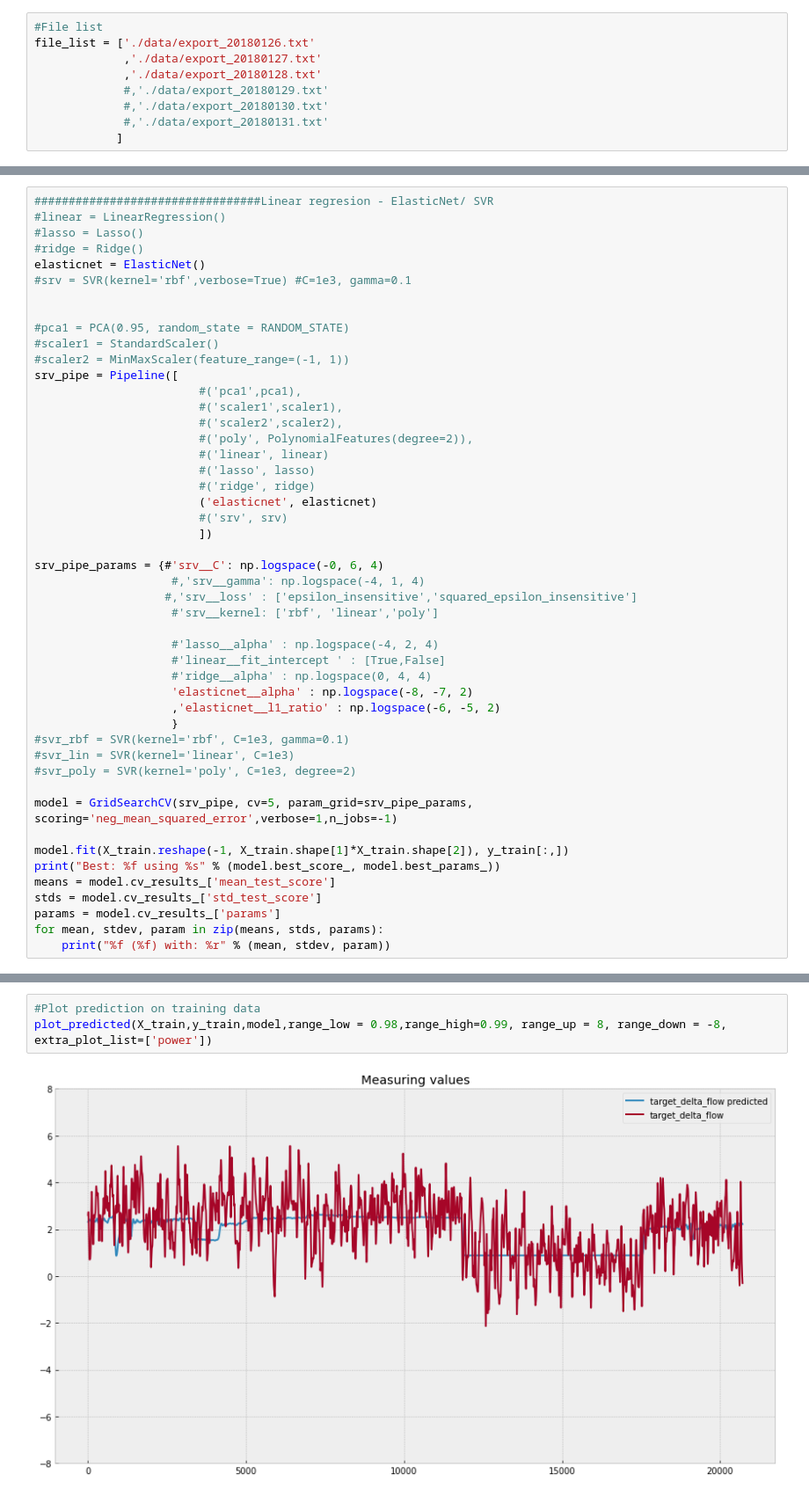
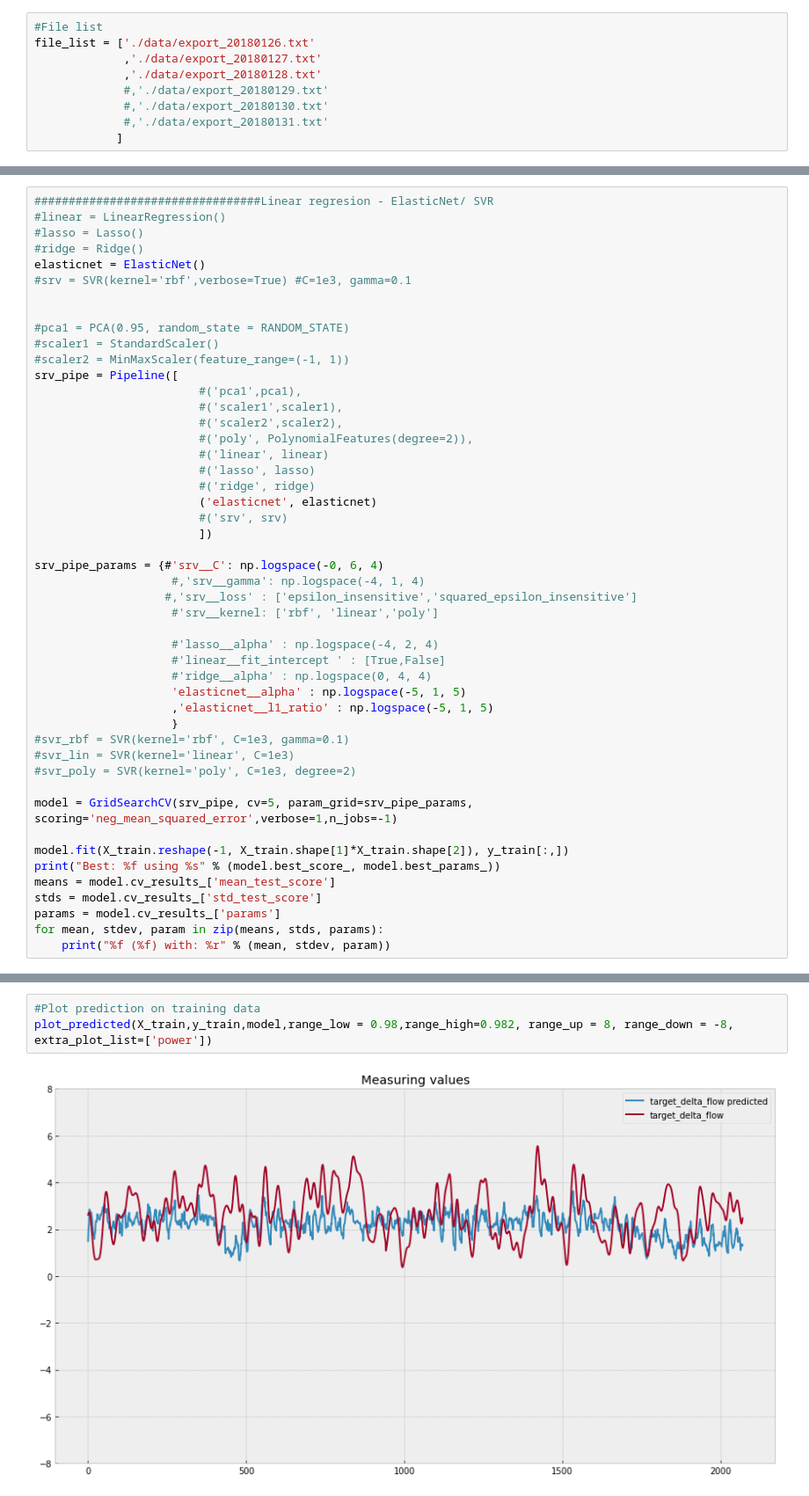
Before and after one commit to tunmustard/fluidguard, a Jupyter notebook: fg_study_pipeline_1_1.ipynb, the cells around one changed output, grey strips where cells are left out. Shown at 88% size. Cells and saved outputs as stored; diff of their text form.

```diff
--- a/fg_study_pipeline_1_1.ipynb
+++ b/fg_study_pipeline_1_1.ipynb
@@ -398,8 +399,8 @@ srv_pipe_params = {#'srv__C': np.logspace(-0, 6, 4)
                     #'lasso__alpha' : np.logspace(-4, 2, 4)
                     #'linear__fit_intercept ' : [True,False]
                     #'ridge__alpha' : np.logspace(0, 4, 4)
-                    'elasticnet__alpha' : np.logspace(-8, -7, 2)
-                    ,'elasticnet__l1_ratio' : np.logspace(-6, -5, 2)
+                    'elasticnet__alpha' : np.logspace(-5, 1, 5)
+                    ,'elasticnet__l1_ratio' : np.logspace(-5, 1, 5)
                     }
 #svr_rbf = SVR(kernel='rbf', C=1e3, gamma=0.1)
 #svr_lin = SVR(kernel='linear', C=1e3)
@@ -426,5 +440,5 @@ Best: -1.214187 using {'elasticnet__alpha': 1e-08, 'elasticnet__l1_ratio': 1e-05
 # %%
 #Plot prediction on training data
-plot_predicted(X_train,y_train,model,range_low = 0.98,range_high=0.99, range_up = 8, range_down = -8, extra_plot_list=['power'])
+plot_predicted(X_train,y_train,model,range_low = 0.98,range_high=0.982, range_up = 8, range_down = -8, extra_plot_list=['power'])
 # %% [output]
-[figure, old version]
+[figure, new version]
```
Also changed, not shown: parts of 13 cells of this notebook.
